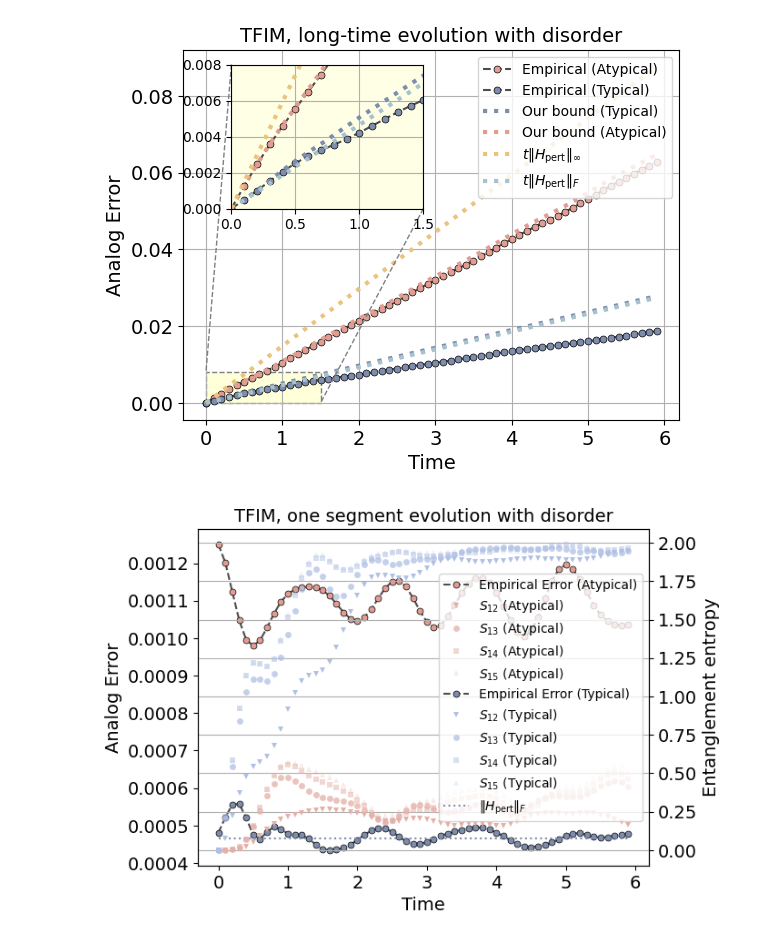
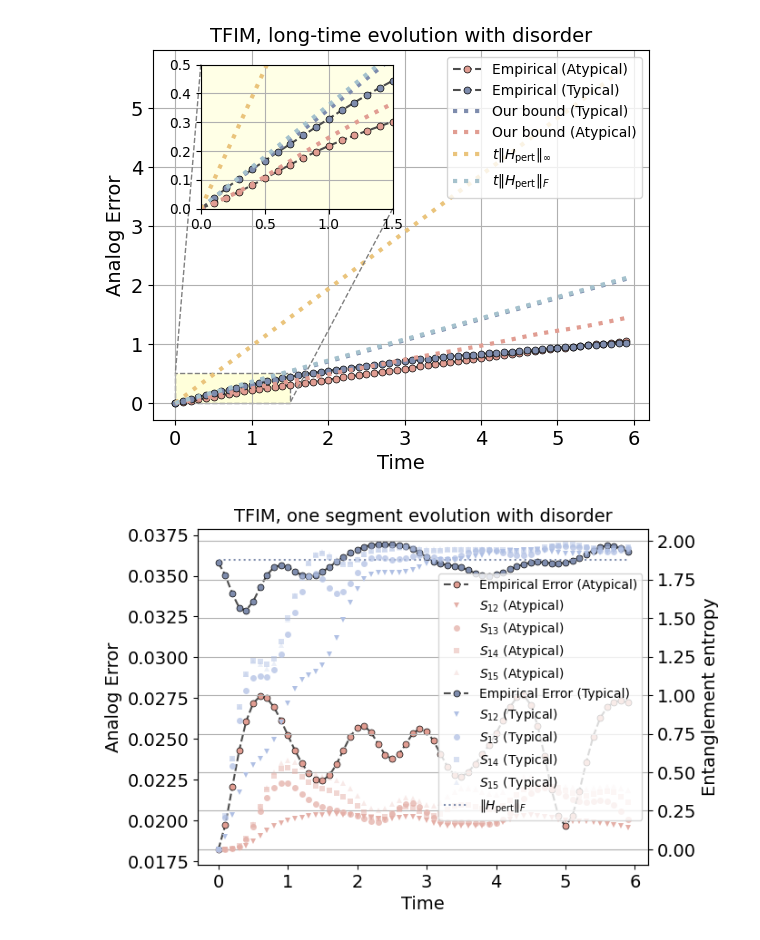
Before and after one commit to minidas/Entanglement-Induced-Resilience-of-Quantum-Dynamics, a Jupyter notebook: qitf_analog.ipynb, the cells around one changed output. Cells and saved outputs as stored; diff of their text form; code cells hidden in the pictures.

```diff
--- a/qitf_analog.ipynb
+++ b/qitf_analog.ipynb
@@ -4,7 +4,7 @@ import numpy as np
 from entropy import *
 
 exact_model = QITFModel(hx=0.809,J=1)
-analog_model = analog_QITF(exact_model, delta=[(rand.normalvariate(0, 0.001)) for _ in range(10)],eta=0.001)
+analog_model = analog_QITF(exact_model, delta=[(rand.normalvariate(0, 0.1)) for _ in range(10)],eta=0)
 # analog_model = analog_QITF(exact_model, delta=0,eta=0.001)
 import pickle
 
@@ -65,35 +65,35 @@ plt.xlabel('Time',fontsize=14)
 plt.ylabel('Analog Error',fontsize=14)
 plt.xticks(fontsize=14)
 plt.yticks(fontsize=14)
 # plt.ylim( top=0.3)
 plt.legend(loc=1)
 plt.title('TFIM, long-time evolution with disorder',fontsize=14)
 plt.grid()
 ax1=plt.gca()
 
 from mpl_toolkits.axes_grid1.inset_locator import mark_inset, BboxConnector
 
 ax2=plt.axes([0.2,0.55,0.3,0.3])
 ax2.set_xlim(0,1.5)
-ax2.set_ylim(0,0.008)
+ax2.set_ylim(0,0.5)
 ax2.set_facecolor("#ffffe6")
 
 analog_model.plot_long_time(initial_state, mfc='#7E8CAD',label='Empirical (Typical)')
 plt.plot(time[:-1], fro_curve[:-1], color='#7E8CAD', linestyle='dotted', linewidth=3)
 plt.plot(time[:-1], linear_curve[:-1], color="#A5C2CD", linestyle='dotted', linewidth=3)
 initial_state = Statevector.from_label('+'*N).data  # Atypical case state
 analog_model.plot_long_time(initial_state, mfc="#E19D92", label='Atypical Case State')
 plt.plot(time[:-1], spec_curve[:-1], color="#E19D92", linestyle='dotted', label='Our bound (Atypical)',linewidth=3)
 plt.plot(time[:-1], worst_curve[:-1], color="#EAC47C", linestyle='dotted', label=r'$t\|H_{\text{pert}}\|_{\infty}$',linewidth=3)
 
 
 plt.grid()
 # plt.tight_layout()
 mark_inset(ax1, ax2, loc1=2, loc2=4, fc="#ffffda", ec="0.5",linestyle='dashed')
 plt.savefig('./Figures/long-time[d,c=1].pdf', bbox_inches='tight',dpi=600)
 plt.show()
 # %% [output]
-[figure, old version]
+[figure, new version]
 # %%
 from entropy import entropy_data
 import matplotlib.pyplot as plt
@@ -154,4 +154,4 @@ plt.grid()
 plt.savefig('./Figures/one_segment[d].pdf', bbox_inches='tight',dpi=600)
 plt.show()
 # %% [output]
-[figure, old version]
+[figure, new version]
```
Also changed, not shown: 2 other files.
